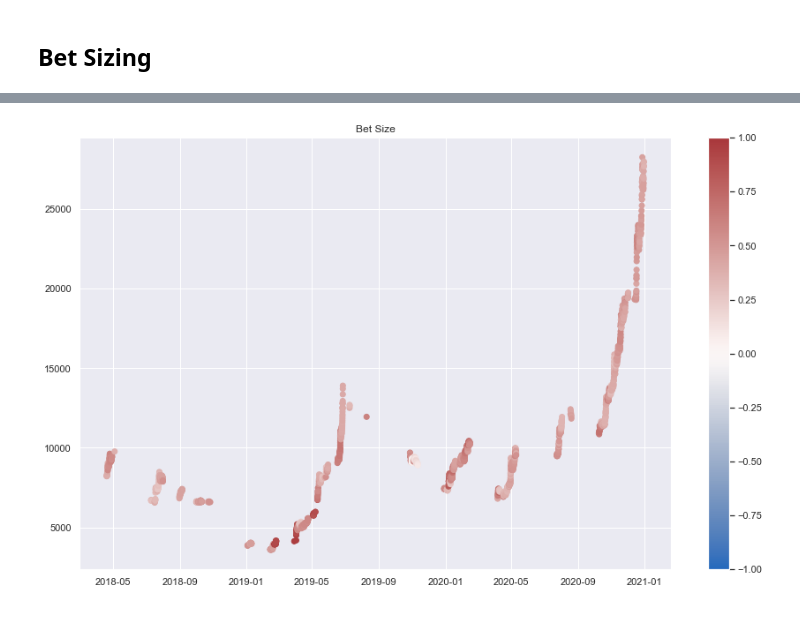
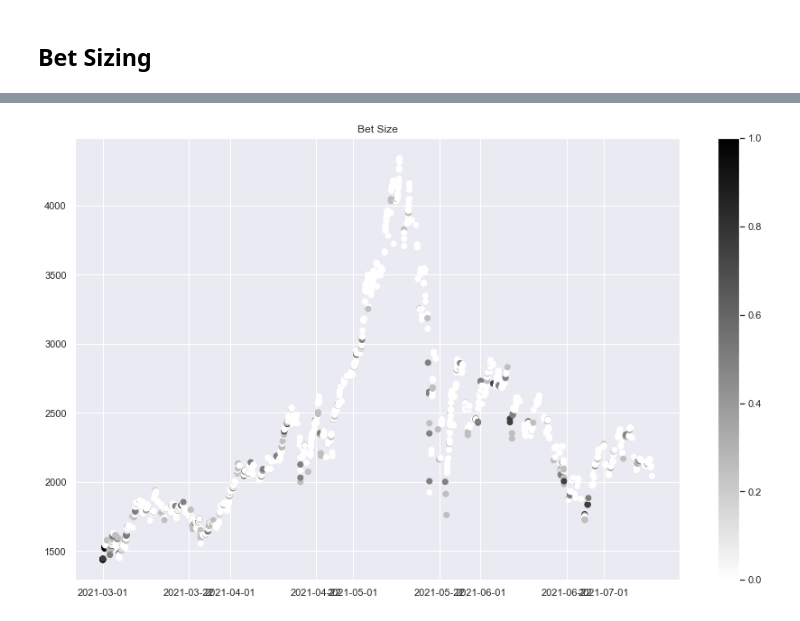
Before and after one commit to jo-cho/trading-rules-using-machine-learning, a Jupyter notebook: Notebooks/ETCUSD trading ML.ipynb, the cells around one changed output, grey strips where cells are left out. Saved outputs shown, nothing was run; the diff lists cells and outputs as text; code cells hidden in the pictures.

```diff
--- a/Notebooks/ETCUSD trading ML.ipynb
+++ b/Notebooks/ETCUSD trading ML.ipynb
@@ -673,11 +785,11 @@ plt.show()
 # %%
-p = pd.Series(y_pred_prob)
+p = y_pred_prob2[1]
 f=plt.figure(figsize=(15,9))
 a = f.gca()
 a.hist(p,bins=100)
 plt.xlabel('P')
 plt.ylabel('Counts')
 plt.title('Predicted Probability of Go(bet)')
-plt.savefig('Prob.jpg')
+plt.savefig('image/predprob.jpg')
 plt.show()
 # %% [output]
@@ -696,16 +809,13 @@ plt.show()
 # %% [markdown]
 ## Bet Sizing
 # %%
-def get_signal(prob, num_classes, side=None):
+def get_signal(prob, num_classes):
     if prob.shape[0] == 0:
         return pd.Series(dtype='float64')
 
     bet_sizes = (prob - 1/num_classes) / (prob * (1 - prob))**0.5
 
-    if not isinstance(side, type(None)):
-        bet_sizes = side * (2 * norm.cdf(bet_sizes) - 1)
-    else:
-        bet_sizes = bet_sizes.apply(lambda s: 2 * norm.cdf(s) - 1)
+    bet_sizes = bet_sizes.apply(lambda s: 2 * norm.cdf(s) - 1)
 
     return bet_sizes
 # %%
@@ -745,0 +827,5 @@ m_scaled
+# %%
+prob = p.copy()
+
+m = get_signal(prob, 2)
+m = discretize(m, 0.25)
@@ -745,0 +848,3 @@ m_scaled
+# %%
+m.loc[m[m<0].index] = 0
+m
@@ -746,12 +865,12 @@ m_scaled
 # %%
-cmap = 'vlag'
+cmap = 'gray_r'
 
 plt.figure(figsize=(15,9))
-plt.scatter(y2.index, close.loc[y2.index] ,c= m_scaled.m, cmap=cmap,vmin=-1,vmax=1)
+plt.scatter(y_true2.index, close.loc[y_true2.index] ,c= m, cmap=cmap,vmin=0,vmax=1)
 cb = plt.colorbar()
 cb.ax.tick_params()
 plt.title('Bet Size')
-plt.savefig('betsize.jpg')
+plt.savefig('image/betsize.jpg')
 plt.show()
 # %% [output]
-[figure, old version]
+[figure, new version]
```
Also changed, not shown: parts of 99 cells of this notebook, 1 other file.
